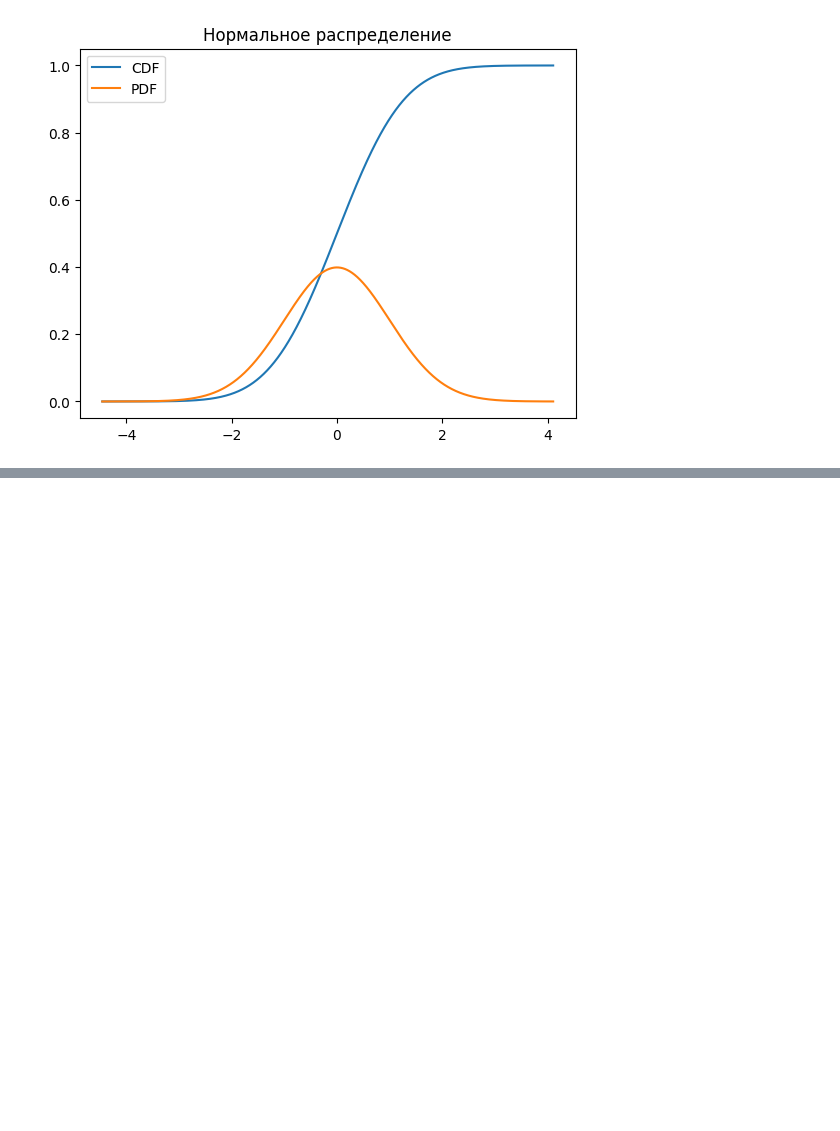
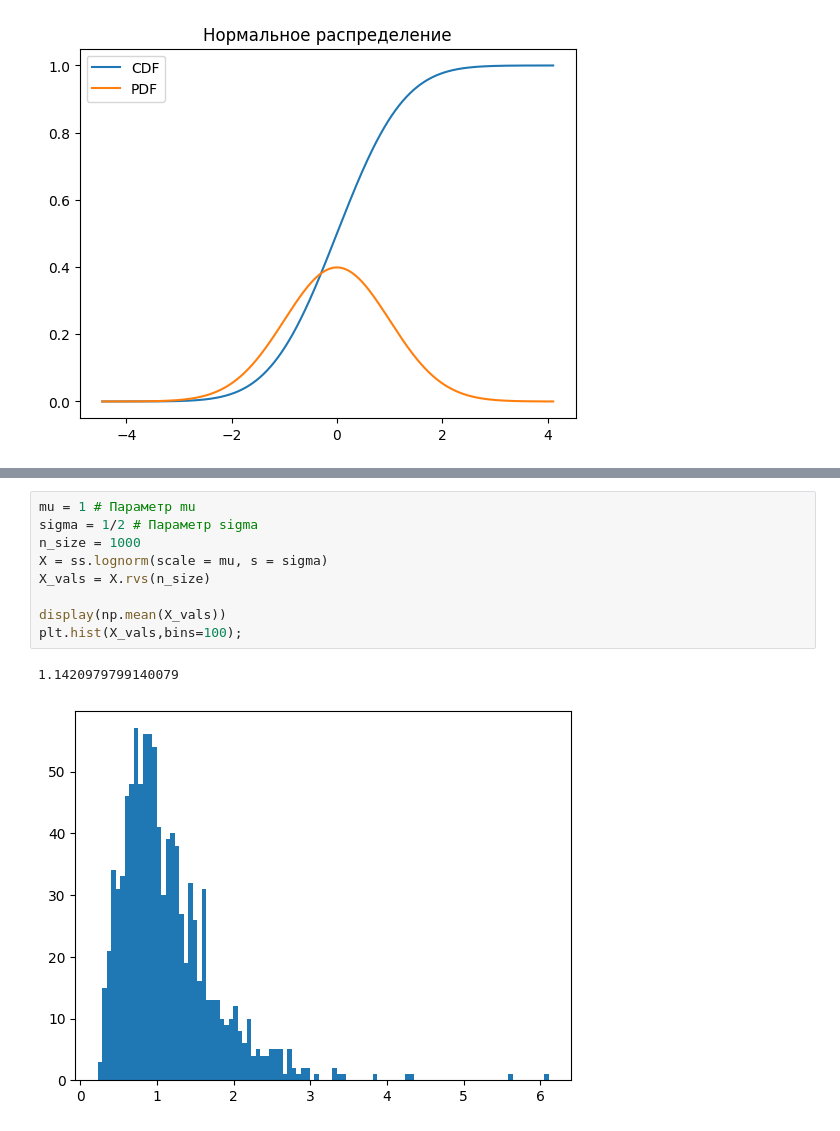
Before and after one commit to Siarhei-Y/data_analytics_workbench, a Jupyter notebook: distributions/continuous_distributions.ipynb, the cells around one changed output, grey strips where cells are left out. Drawn from its saved outputs; the diff is of its cells as text; blank space fills up the shorter version.

Commit message:
lognorm dist

```diff
--- a/distributions/continuous_distributions.ipynb
+++ b/distributions/continuous_distributions.ipynb
@@ -168,0 +204,12 @@ plt.show()
+# %%
+mu = 1 # Параметр mu
+sigma = 1/2 # Параметр sigma
+n_size = 1000
+X = ss.lognorm(scale = mu, s = sigma)
+X_vals = X.rvs(n_size)
+
+display(np.mean(X_vals))
+plt.hist(X_vals,bins=100);
+# %% [output]
+1.1420979799140079
+[figure, added]
```
Also changed, not shown: parts of 6 cells of this notebook, 1 other file.
